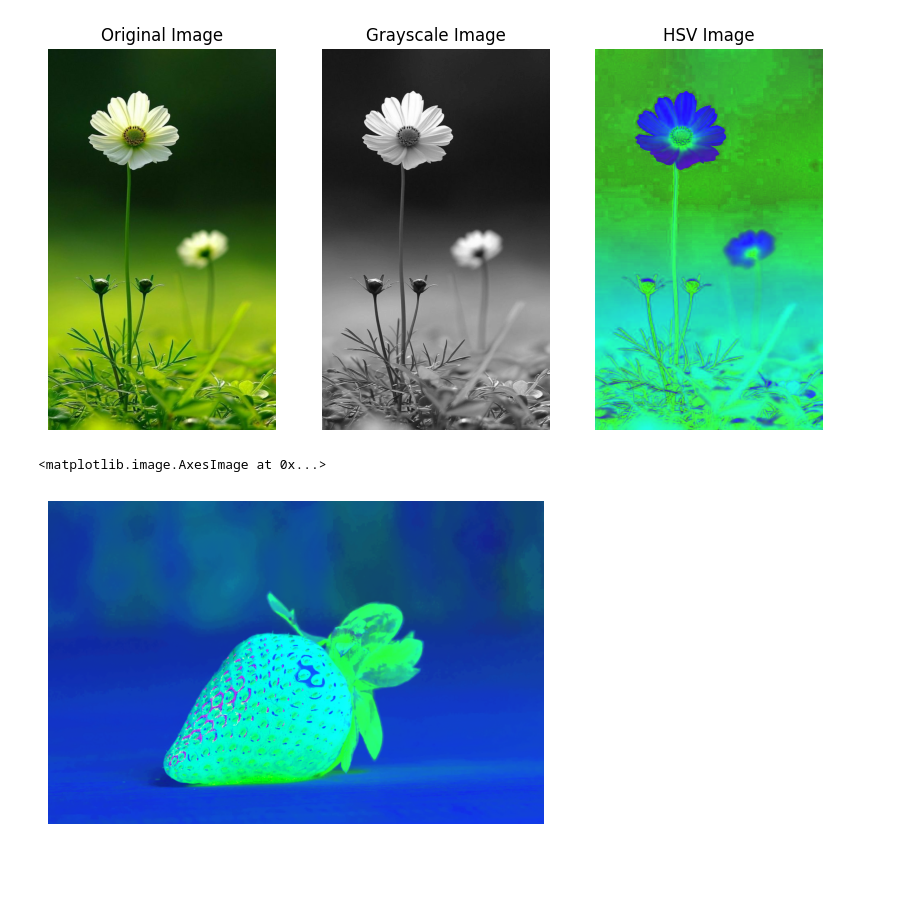
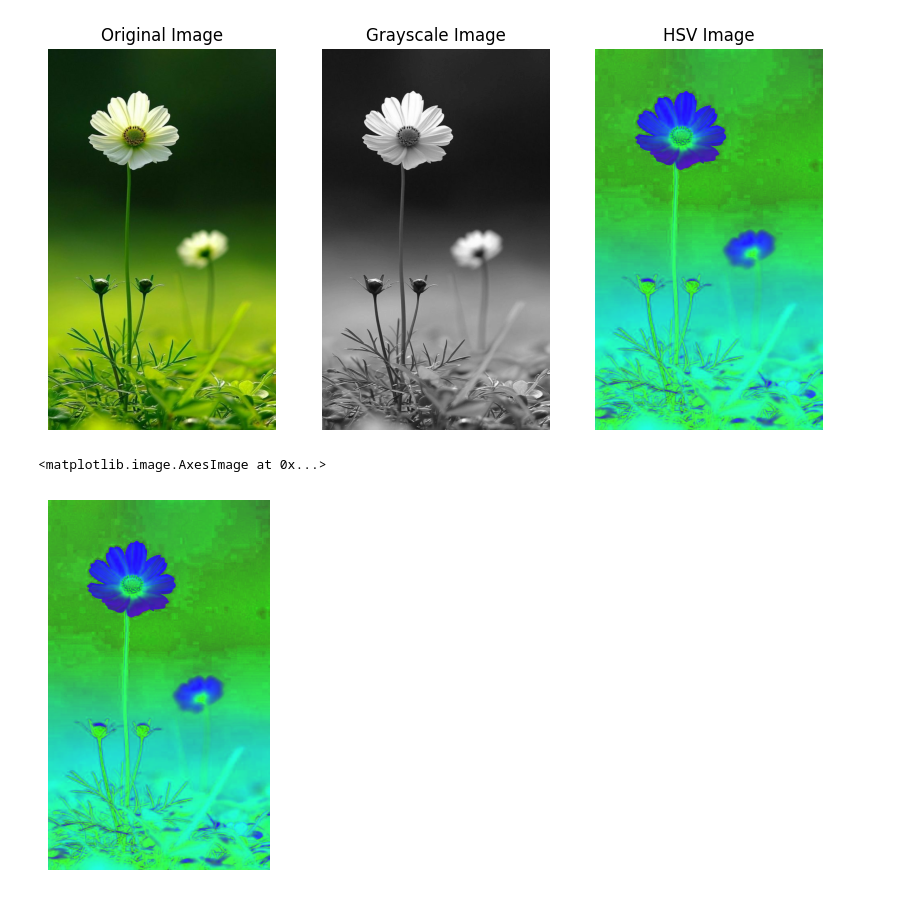
Before and after one commit to fariafarzana11/img-processing, a Jupyter notebook: Color_Changed.ipynb, the cells around one changed output. Saved outputs shown, nothing was run; the diff lists cells and outputs as text; code cells hidden in the pictures; blank space fills up the shorter version.

```diff
--- a/Color_Changed.ipynb
+++ b/Color_Changed.ipynb
@@ -106,18 +106,18 @@ plt.show()
 # %%
 #detecting single color
 import cv2 as cv
 import numpy as np
 import matplotlib.pyplot as plt
 
 #Load the input image
-input_image_path = '/content/drive/MyDrive/image_processing/strawberry.jpg'
+input_image_path = '/content/drive/MyDrive/image_processing/flower.jpg'
 image = cv.imread(input_image_path)
 
 img_rgb = cv.cvtColor(image, cv.COLOR_BGR2RGB)
 img_hsv = cv.cvtColor(image, cv.COLOR_BGR2HSV)
 
 plt.axis('off')
 plt.imshow(img_hsv)
 # %% [output]
 <matplotlib.image.AxesImage at 0x...>
-[figure, old version]
+[figure, new version]
```
